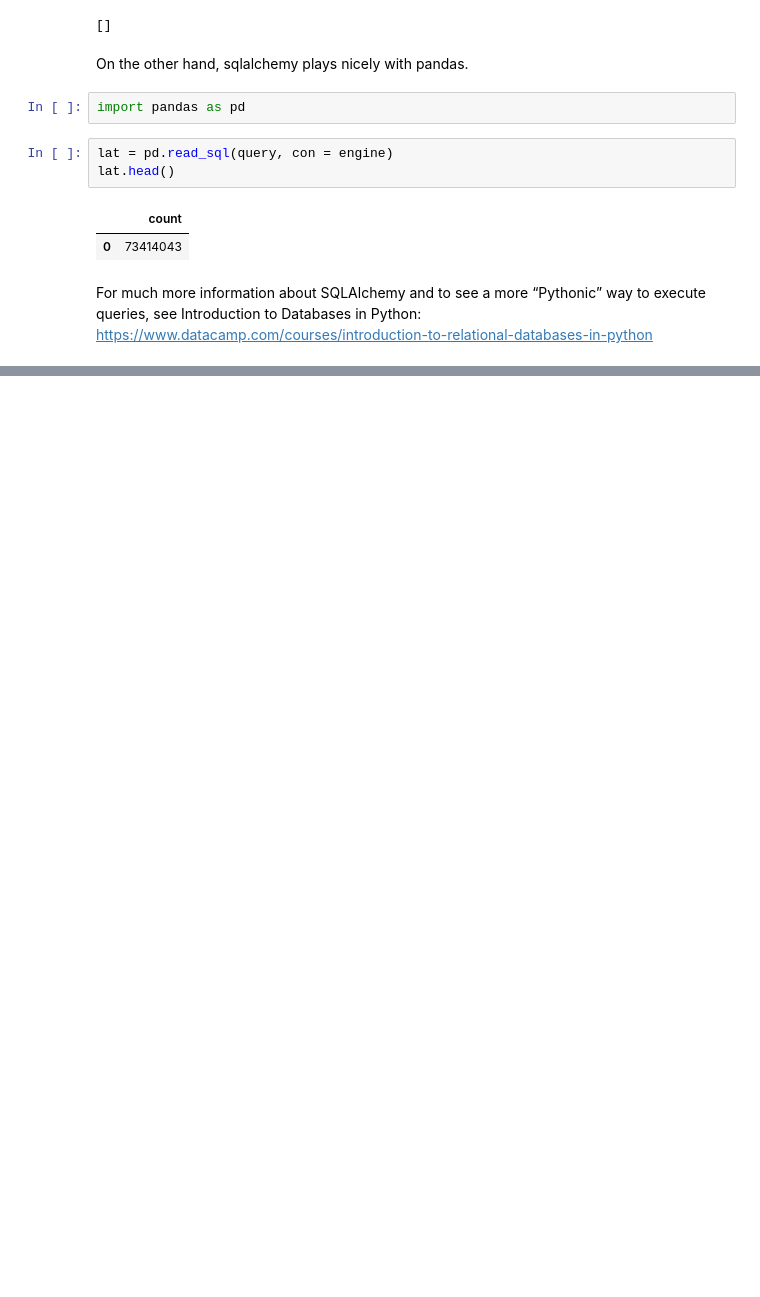
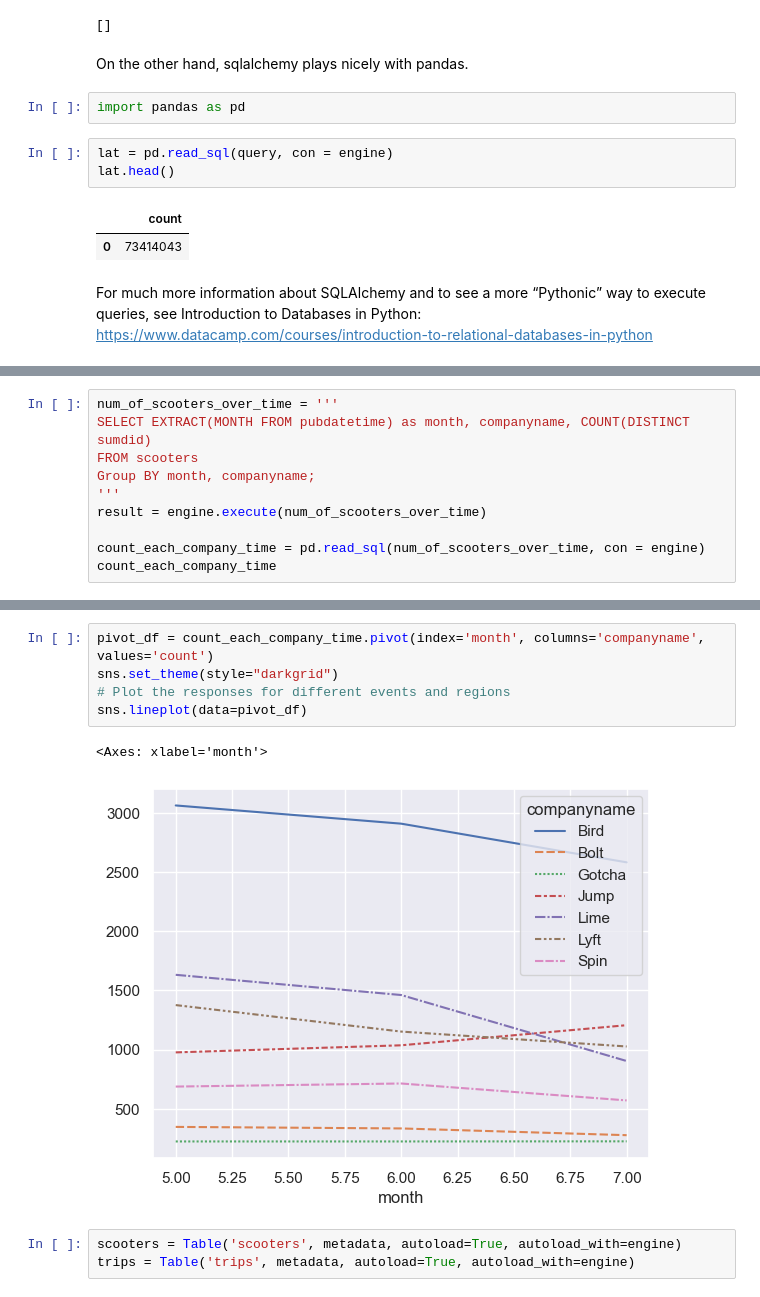
Before and after one commit to NSS-Data-Analytics-Cohort-8/scooter-partner1-whenhugocallsuspythonistas, a Jupyter notebook: notebooks/workingnotebook.ipynb, the cells around one changed output, grey strips where cells are left out. Cells and saved outputs as stored; diff of their text form; blank space fills up the shorter version.

```diff
--- a/notebooks/workingnotebook.ipynb
+++ b/notebooks/workingnotebook.ipynb
@@ -60,0 +78,10 @@ For much more information about SQLAlchemy and to see a more “Pythonic” way
+# %%
+num_of_scooters_over_time = '''
+SELECT EXTRACT(MONTH FROM pubdatetime) as month, companyname, COUNT(DISTINCT sumdid)
+FROM scooters
+Group BY month, companyname;
+'''
+result = engine.execute(num_of_scooters_over_time)
+
+count_each_company_time = pd.read_sql(num_of_scooters_over_time, con = engine)
+count_each_company_time
@@ -60,0 +106,11 @@ For much more information about SQLAlchemy and to see a more “Pythonic” way
+# %%
+pivot_df = count_each_company_time.pivot(index='month', columns='companyname', values='count')
+sns.set_theme(style="darkgrid")
+# Plot the responses for different events and regions
+sns.lineplot(data=pivot_df)
+# %% [output]
+<Axes: xlabel='month'>
+[figure, added]
+# %%
+scooters = Table('scooters', metadata, autoload=True, autoload_with=engine)
+trips = Table('trips', metadata, autoload=True, autoload_with=engine)
```
Also changed, not shown: parts of 6 cells of this notebook.
